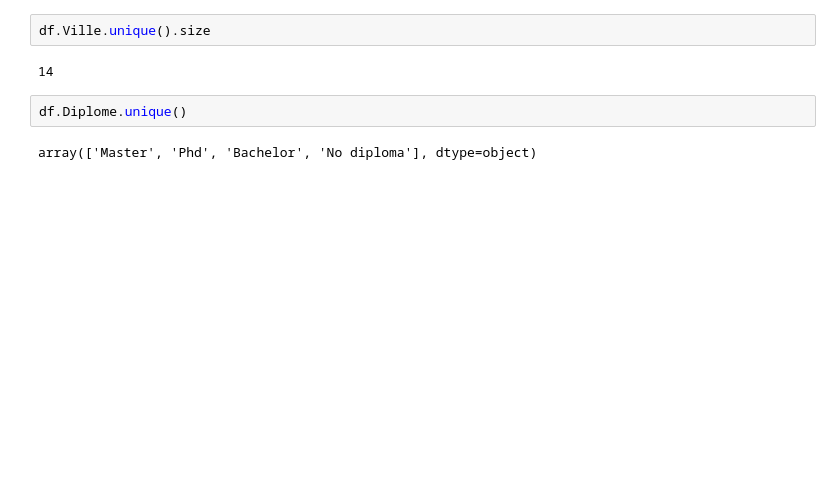
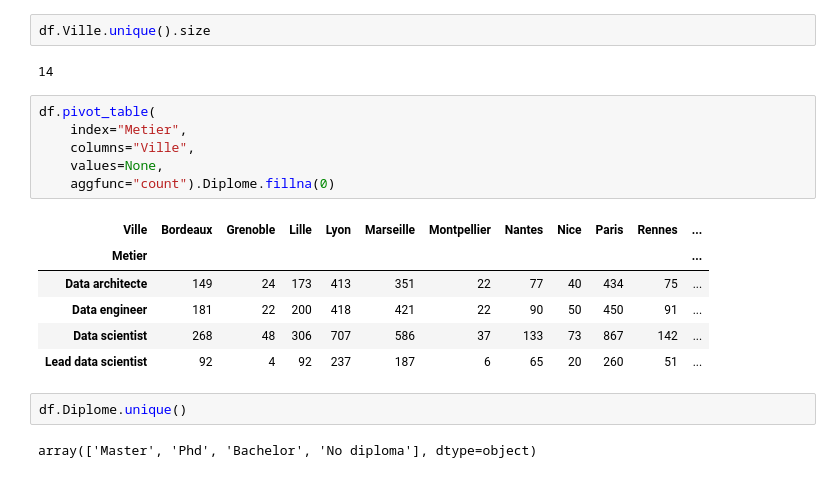
Before and after one commit to ettoreh/equancy-code-test, a Jupyter notebook: test.ipynb, the cells around one changed output. Cells and saved outputs as stored; diff of their text form; blank space fills up the shorter version.

```diff
--- a/test.ipynb
+++ b/test.ipynb
@@ -256,6 +291,19 @@ df.head()
 df.Ville.unique().size
 # %% [output]
 14
+# %%
+df.pivot_table(
+    index="Metier",
+    columns="Ville",
+    values=None,
+    aggfunc="count").Diplome.fillna(0)
+# %% [output]
+| Ville | Bordeaux | Grenoble | Lille | Lyon | Marseille | Montpellier | Nantes | Nice | Paris | Rennes | ... |
+| Metier |  |  |  |  |  |  |  |  |  |  | ... |
+| Data architecte | 149 | 24 | 173 | 413 | 351 | 22 | 77 | 40 | 434 | 75 | ... |
+| Data engineer | 181 | 22 | 200 | 418 | 421 | 22 | 90 | 50 | 450 | 91 | ... |
+| Data scientist | 268 | 48 | 306 | 707 | 586 | 37 | 133 | 73 | 867 | 142 | ... |
+| Lead data scientist | 92 | 4 | 92 | 237 | 187 | 6 | 65 | 20 | 260 | 51 | ... |
 # %%
 df.Diplome.unique()
 # %% [output]
```
Also changed, not shown: parts of 29 cells of this notebook, 1 other file.
